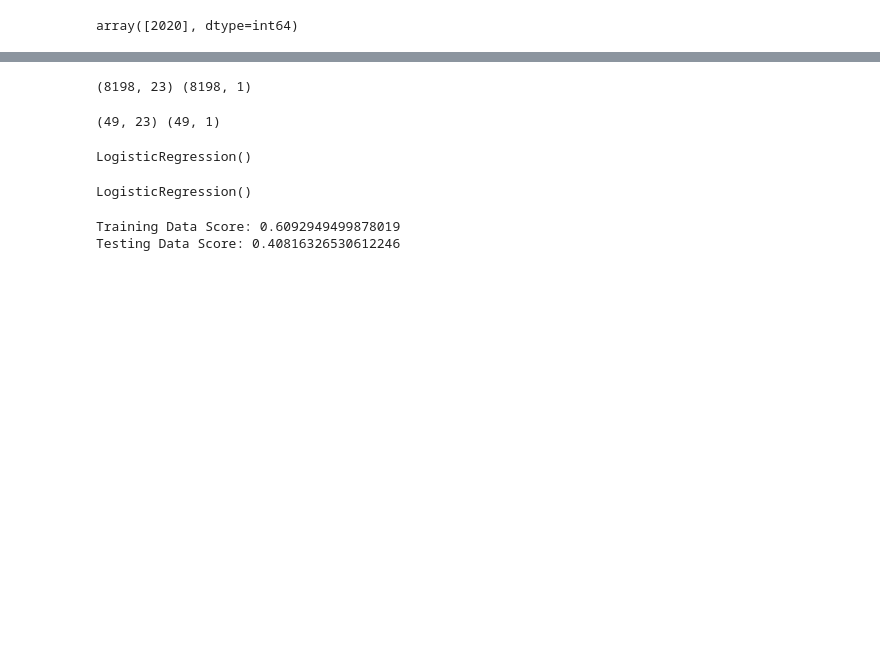
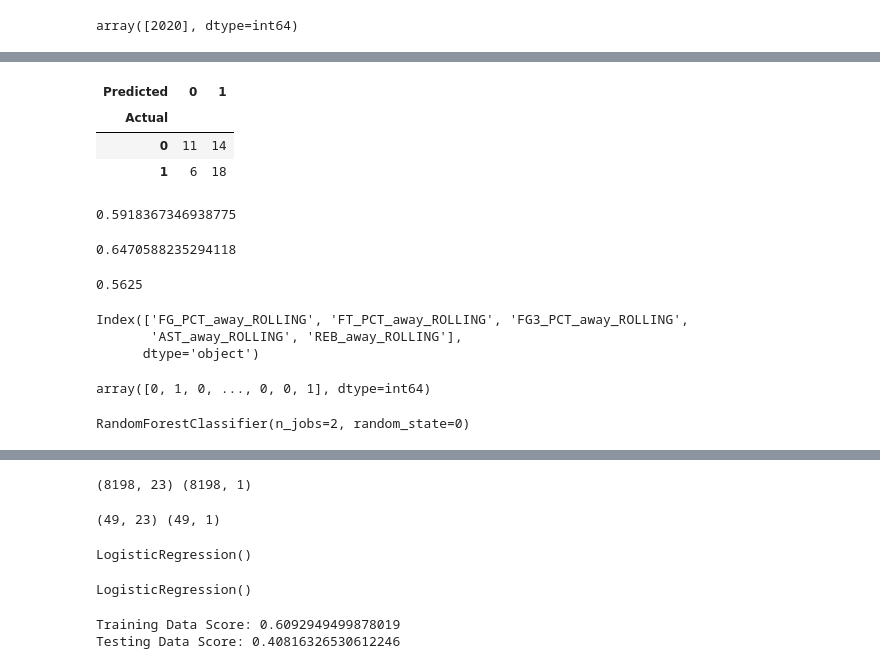
Before and after one commit to olivedisaster/final-project, a Jupyter notebook: Prediction_Model.ipynb, the cells around one changed output, grey strips where cells are left out. Saved outputs shown, nothing was run; the diff lists cells and outputs as text; code cells hidden in the pictures; blank space fills up the shorter version.

```diff
--- a/Prediction_Model.ipynb
+++ b/Prediction_Model.ipynb
@@ -304,0 +410,2 @@ train_data.head()
+# %%
+pred = clf.predict(test_data[home_feature])
@@ -304,0 +425,52 @@ train_data.head()
+# %%
+#Confusion matrix
+
+pd.crosstab(test_data['HOME_TEAM_WINS'], pred, rownames=['Actual'], colnames=['Predicted'])
+# %% [output]
+| Predicted | 0 | 1 |
+| Actual |  |  |
+| 0 | 11 | 14 |
+| 1 | 6 | 18 |
+# %%
+#Overall accuracy of the model
+
+accuracy = (11 + 18) / (11 + 14 + 6 + 18)
+print(accuracy)
+# %% [output]
+0.5918367346938775
+# %%
+#True negative rate of the model
+
+TN = 11 / (11 + 6)
+print(TN)
+# %% [output]
+0.6470588235294118
+# %%
+#True positive rate of the model
+
+TP = 18 / (14 + 18)
+print(TP)
+# %% [output]
+0.5625
+# %%
+#Random forest classification model with only away team features
+
+away_feature = final_data.columns[10:15]
+away_feature
+# %% [output]
+Index(['FG_PCT_away_ROLLING', 'FT_PCT_away_ROLLING', 'FG3_PCT_away_ROLLING',
+       'AST_away_ROLLING', 'REB_away_ROLLING'],
+      dtype='object')
+# %%
+y = pd.factorize(train_data['HOME_TEAM_WINS'])[0]
+y
+# %% [output]
+array([0, 1, 0, ..., 0, 0, 1], dtype=int64)
+# %%
+from sklearn.ensemble import RandomForestClassifier
+
+clf = RandomForestClassifier(n_jobs=2, random_state=0)
+
+clf.fit(train_data[away_feature],y)
+# %% [output]
+RandomForestClassifier(n_jobs=2, random_state=0)
```
Also changed, not shown: parts of 33 cells of this notebook, 2 other files.
